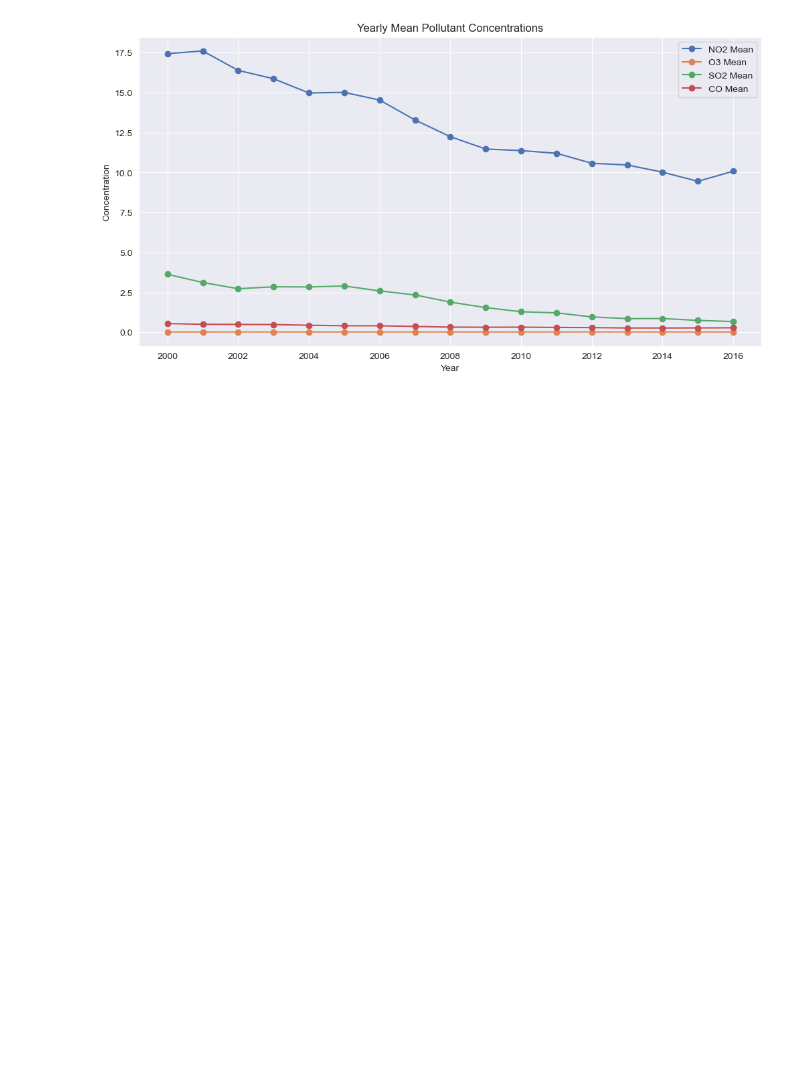
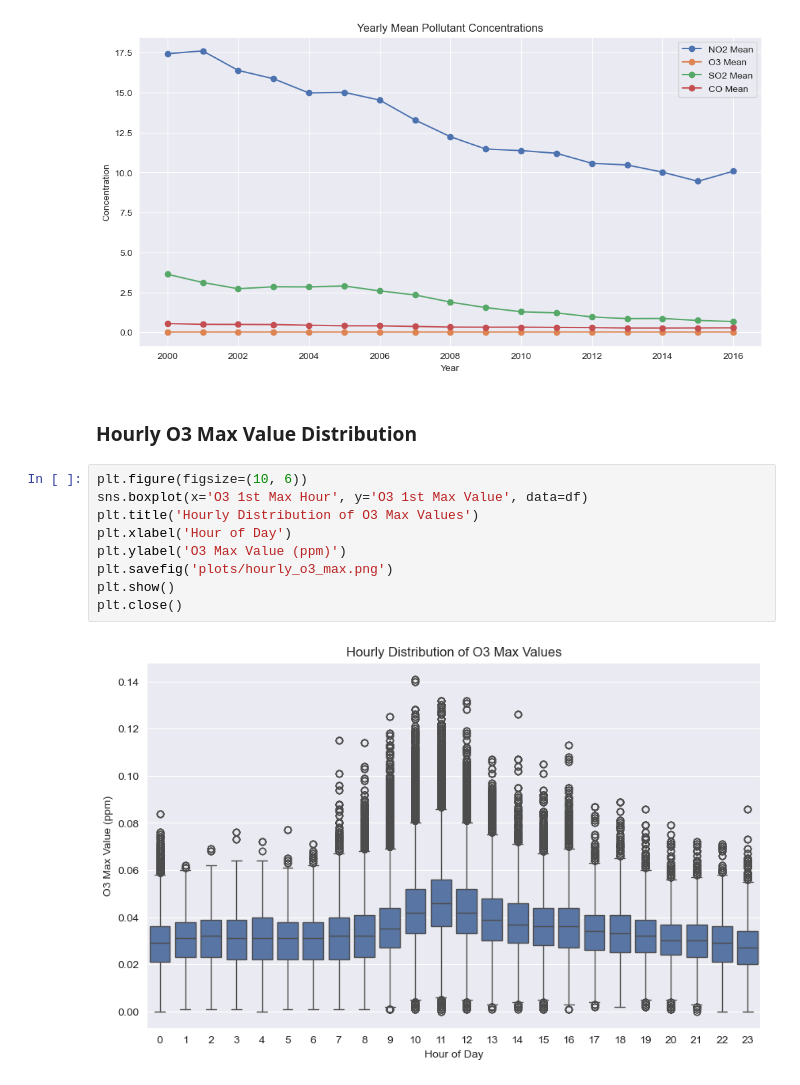
Before and after one commit to aghabidareh/PollutionAnalyzer, a Jupyter notebook: main.ipynb, the cells around one changed output. Saved outputs shown, nothing was run; the diff lists cells and outputs as text; blank space fills up the shorter version.

Commit message:
plot-and-graphs-section-7

```diff
--- a/main.ipynb
+++ b/main.ipynb
@@ -112,3 +112,16 @@ plt.show()
 plt.close()
 # %% [output]
 [figure]
+# %% [markdown]
+### Hourly O3 Max Value Distribution
+# %%
+plt.figure(figsize=(10, 6))
+sns.boxplot(x='O3 1st Max Hour', y='O3 1st Max Value', data=df)
+plt.title('Hourly Distribution of O3 Max Values')
+plt.xlabel('Hour of Day')
+plt.ylabel('O3 Max Value (ppm)')
+plt.savefig('plots/hourly_o3_max.png')
+plt.show()
+plt.close()
+# %% [output]
+[figure, added]
```
Also changed, not shown: 1 other file.
